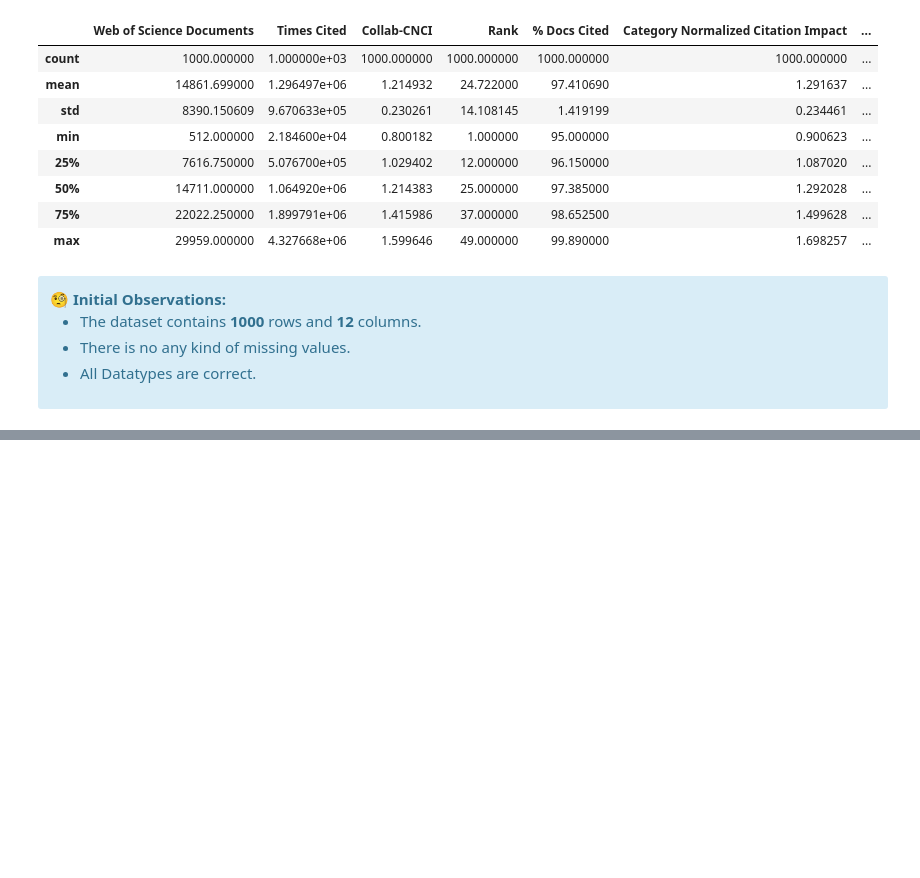
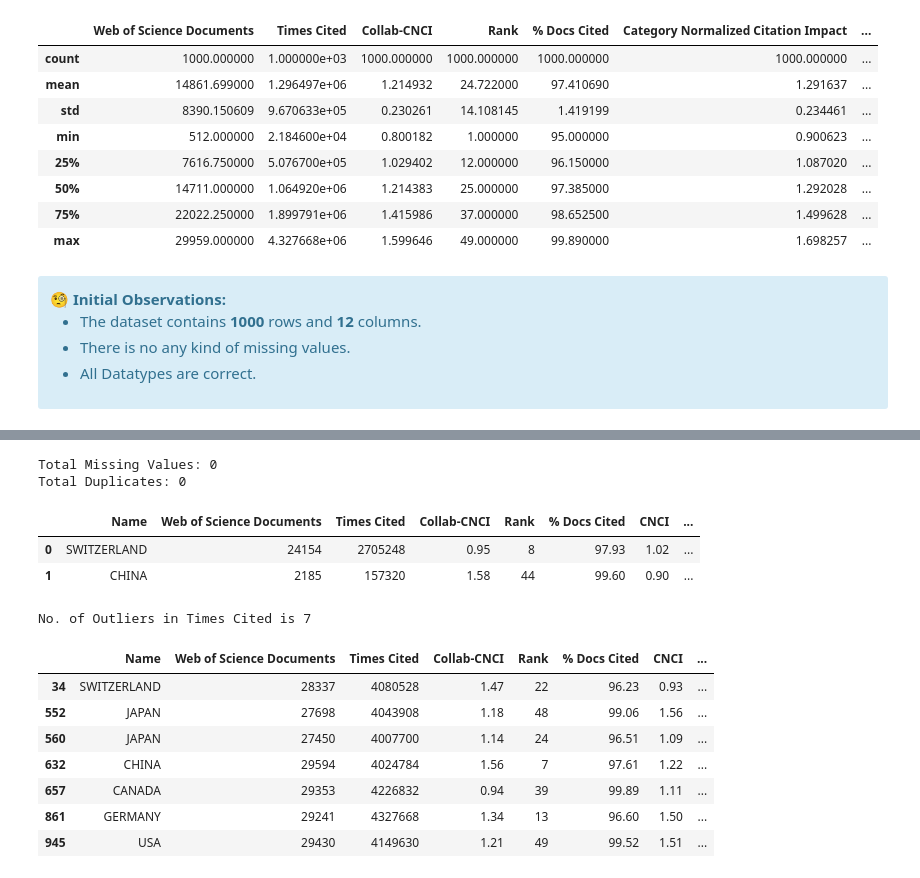
Before and after one commit to Omkar3101/iisc-eda-project, a Jupyter notebook: Research_Publications_EDA_Analysis.ipynb, the cells around one changed output, grey strips where cells are left out. Saved outputs shown, nothing was run; the diff lists cells and outputs as text; code cells hidden in the pictures; blank space fills up the shorter version.

```diff
--- a/Research_Publications_EDA_Analysis.ipynb
+++ b/Research_Publications_EDA_Analysis.ipynb
@@ -120,0 +131,29 @@ memory usage: 93.9+ KB
+# %%
+# 1. Check for missing values
+missing_count = df.isnull().sum().sum()
+print(f"Total Missing Values: {missing_count}")
+
+# 2. Check for duplicates
+duplicate_count = df.duplicated().sum()
+print(f"Total Duplicates: {duplicate_count}")
+# %% [output]
+Total Missing Values: 0
+Total Duplicates: 0
+# %%
+# Renamed columns for better readability
+df.rename(columns={
+    'Category Normalized Citation Impact': 'CNCI',
+    'year': 'Year'
+}, inplace=True)
+
+# Rounding off decimal columns to 2 decimal places
+df = df.round({
+    'Collab-CNCI' : 2,
+    'CNCI' : 2
+})
+
+df.head(2)
+# %% [output]
+|  | Name | Web of Science Documents | Times Cited | Collab-CNCI | Rank | % Docs Cited | CNCI | ... |
+| 0 | SWITZERLAND | 24154 | 2705248 | 0.95 | 8 | 97.93 | 1.02 | ... |
+| 1 | CHINA | 2185 | 157320 | 1.58 | 44 | 99.60 | 0.90 | ... |
@@ -120,0 +168,26 @@ memory usage: 93.9+ KB
+# %%
+#Checking Outliers using IQR
+col_name = 'Times Cited'
+
+Q1 = df[col_name].quantile(0.25)
+Q3 = df[col_name].quantile(0.75)
+IQR = Q3 - Q1
+
+lower_bound = Q1 - 1.5 * IQR
+upper_bound = Q3 + 1.5 * IQR
+
+# Wo rows dhoondhein jo outliers hain
+outliers = df[(df[col_name] < lower_bound) | (df[col_name] > upper_bound)]
+
+print(f"No. of Outliers in {col_name} is {len(outliers)}")
+outliers
+# %% [output]
+No. of Outliers in Times Cited is 7
+|  | Name | Web of Science Documents | Times Cited | Collab-CNCI | Rank | % Docs Cited | CNCI | ... |
+| 34 | SWITZERLAND | 28337 | 4080528 | 1.47 | 22 | 96.23 | 0.93 | ... |
+| 552 | JAPAN | 27698 | 4043908 | 1.18 | 48 | 99.06 | 1.56 | ... |
+| 560 | JAPAN | 27450 | 4007700 | 1.14 | 24 | 96.51 | 1.09 | ... |
+| 632 | CHINA | 29594 | 4024784 | 1.56 | 7 | 97.61 | 1.22 | ... |
+| 657 | CANADA | 29353 | 4226832 | 0.94 | 39 | 99.89 | 1.11 | ... |
+| 861 | GERMANY | 29241 | 4327668 | 1.34 | 13 | 96.60 | 1.50 | ... |
+| 945 | USA | 29430 | 4149630 | 1.21 | 49 | 99.52 | 1.51 | ... |
```
Also changed, not shown: parts of 3 cells of this notebook.
